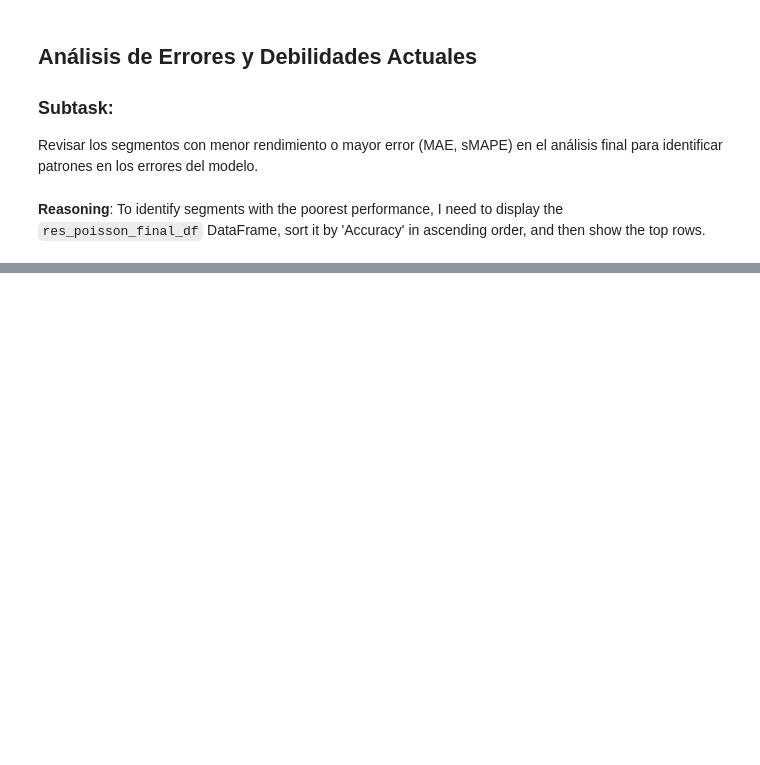
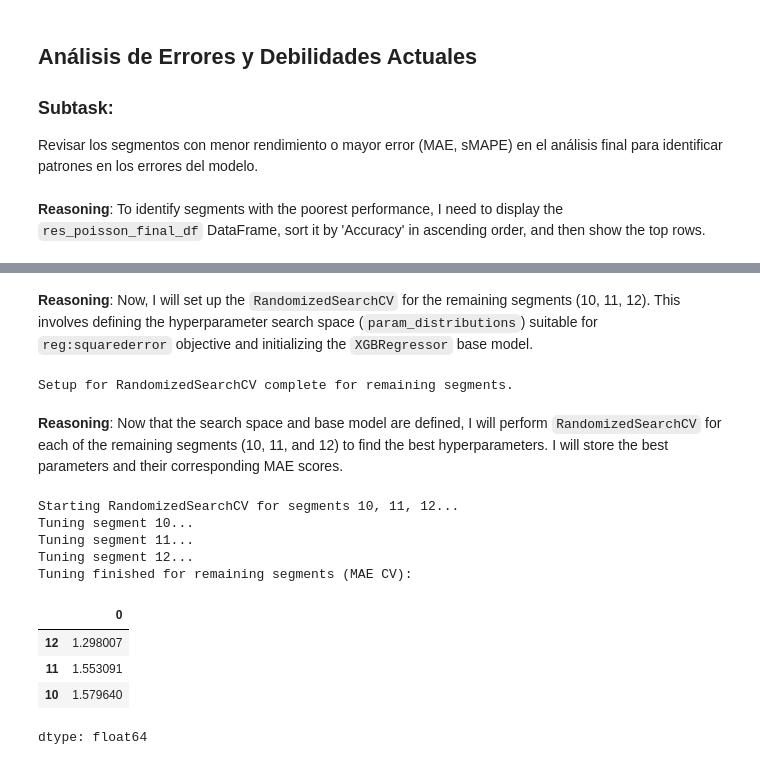
Before and after one commit to joseph7104/-1INF46-Plan_Compras_Produccion, a Jupyter notebook: notebooks/tuning/XGBOOST.ipynb, the cells around one changed output, grey strips where cells are left out. Drawn from its saved outputs; the diff is of its cells as text; code cells hidden in the pictures; blank space fills up the shorter version.

```diff
--- a/notebooks/tuning/XGBOOST.ipynb
+++ b/notebooks/tuning/XGBOOST.ipynb
@@ -1425,0 +1610,79 @@ Basado en los resultados de `res_poisson_final_df` ordenados por `Accuracy` (men
+# %% [markdown]
+**Reasoning**:
+Now, I will set up the `RandomizedSearchCV` for the remaining segments (10, 11, 12). This involves defining the hyperparameter search space (`param_distributions`) suitable for `reg:squarederror` objective and initializing the `XGBRegressor` base model.
+# %%
+N_SPLITS = 3
+tscv = TimeSeriesSplit(n_splits=N_SPLITS)
+
+param_distributions_remaining = {
+    "n_estimators": randint(300, 800),
+    "learning_rate": uniform(0.005, 0.02),
+    "max_depth": randint(3, 7),
+    "subsample": uniform(0.6, 0.3),
+    "colsample_bytree": uniform(0.7, 0.3),
+    "gamma": uniform(0.0, 0.2),
+    "reg_lambda": uniform(0.5, 1.5),
+    "reg_alpha": uniform(0.0, 0.5),
+}
+
+base_model_remaining = XGBRegressor(
+    objective="reg:squarederror",
+    tree_method="hist",
+    eval_metric="mae",
+    random_state=42,
+    n_jobs=-1,
+)
+
+print("Setup for RandomizedSearchCV complete for remaining segments.")
+# %% [output]
+Setup for RandomizedSearchCV complete for remaining segments.
+# %% [markdown]
+**Reasoning**:
+Now that the search space and base model are defined, I will perform `RandomizedSearchCV` for each of the remaining segments (10, 11, and 12) to find the best hyperparameters. I will store the best parameters and their corresponding MAE scores.
+# %%
+best_params_remaining = {}
+cv_mae_remaining = {}
+
+print("Starting RandomizedSearchCV for segments 10, 11, 12...")
+
+for seg in segments_to_model:
+    print(f"Tuning segment {seg}...")
+    g = df_remaining_segments[df_remaining_segments[PLATO_COL] == seg].copy()
+
+    # Ensure enough data for splits
+    if len(g) < N_SPLITS + 1: # N_SPLITS + 1 is a minimum for TimeSeriesSplit
+        print(f"Skipping segment {seg}: not enough data for TimeSeriesSplit ({len(g)} rows).")
+        continue
+
+    X = g[regressors_final]
+    y = g[TARGET_COL]
+
+    search = RandomizedSearchCV(
+        estimator=base_model_remaining,
+        param_distributions=param_distributions_remaining,
+        n_iter=25,  # Adjust as needed, 25 is a reasonable starting point
+        cv=tscv,
+        scoring="neg_mean_absolute_error",
+        verbose=0,
+        random_state=42,
+        error_score="raise",
+        n_jobs=-1 # Use all available cores
+    )
+    search.fit(X, y)
+    best_params_remaining[seg] = search.best_params_
+    cv_mae_remaining[seg] = -search.best_score_
+
+print("Tuning finished for remaining segments (MAE CV):")
+import pandas as pd
+display(pd.Series(cv_mae_remaining).sort_values())
+# %% [output]
+Starting RandomizedSearchCV for segments 10, 11, 12...
+Tuning segment 10...
+Tuning segment 11...
+Tuning segment 12...
+Tuning finished for remaining segments (MAE CV):
+|  | 0 |
+| 12 | 1.298007 |
+| 11 | 1.553091 |
+| 10 | 1.579640 |
+dtype: float64
```
Also changed, not shown: parts of 58 cells of this notebook.
